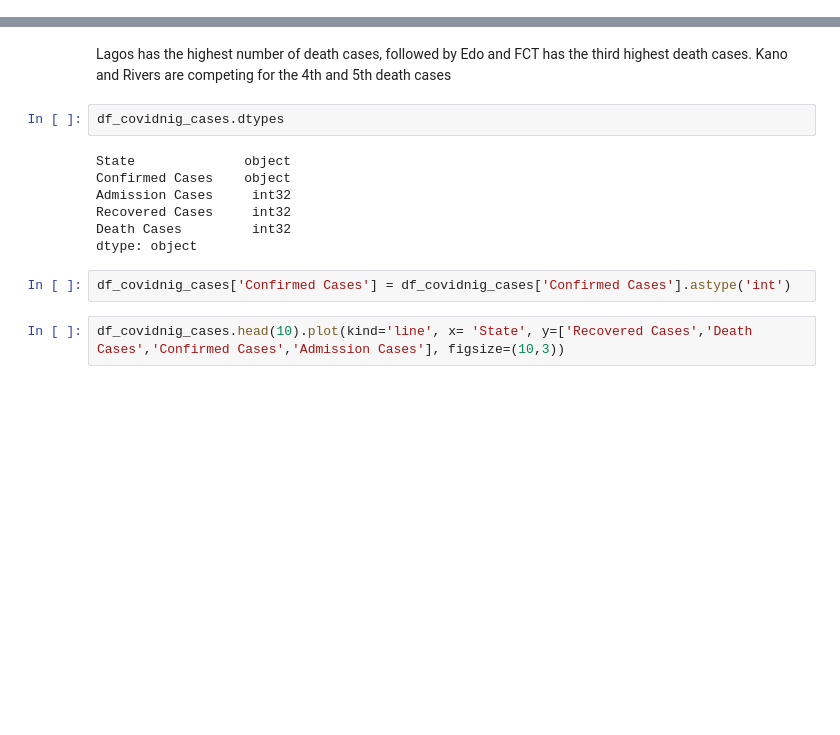
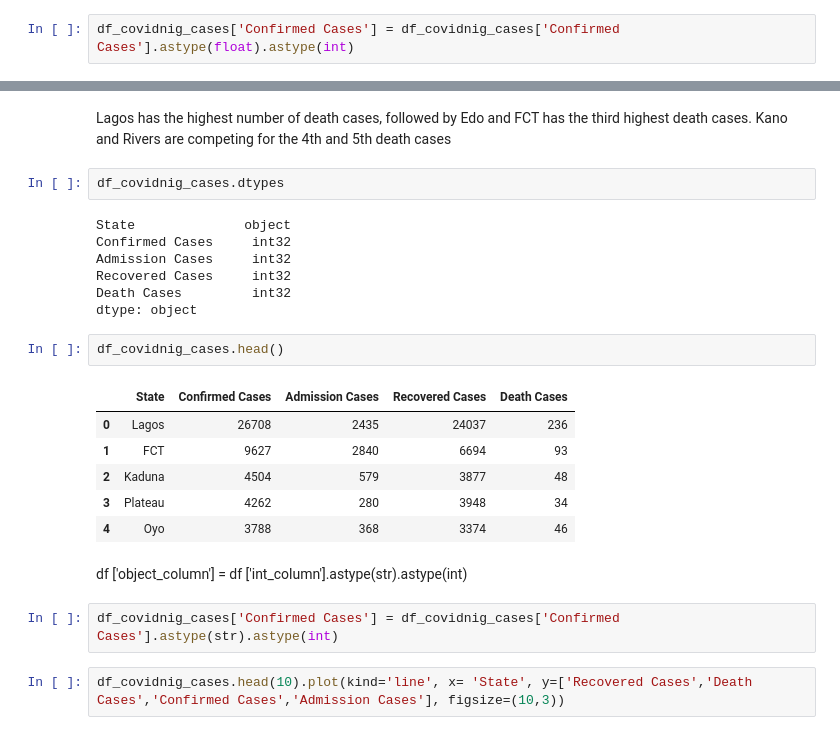
Before and after one commit to Obasteve/covid19dataanalysis, a Jupyter notebook: COVID19DATAANALYSIS.ipynb, the cells around one changed output, grey strips where cells are left out. Cells and saved outputs as stored; diff of their text form; blank space fills up the shorter version.

```diff
--- a/COVID19DATAANALYSIS.ipynb
+++ b/COVID19DATAANALYSIS.ipynb
@@ -206,6 +206,8 @@ df_covidnig_cases['Death Cases'] = df_covidnig_cases['Death Cases'].astype(str).
 df_covidnig_cases['Admission Cases'] = df_covidnig_cases['Admission Cases'].astype(str).astype(int)
 # %%
 df_covidnig_cases['Recovered Cases'] = df_covidnig_cases['Recovered Cases'].astype(str).astype(int)
+# %%
+df_covidnig_cases['Confirmed Cases'] = df_covidnig_cases['Confirmed Cases'].astype(float).astype(int)
 # %%
 df_covidnig_cases.dtypes
 # %% [output]
@@ -365,13 +371,24 @@ Lagos has the highest number of death cases, followed by Edo and FCT has the thi
 df_covidnig_cases.dtypes
 # %% [output]
 State              object
-Confirmed Cases    object
+Confirmed Cases     int32
 Admission Cases     int32
 Recovered Cases     int32
 Death Cases         int32
 dtype: object
+# %%
+df_covidnig_cases.head()
+# %% [output]
+|  | State | Confirmed Cases | Admission Cases | Recovered Cases | Death Cases |
+| 0 | Lagos | 26708 | 2435 | 24037 | 236 |
+| 1 | FCT | 9627 | 2840 | 6694 | 93 |
+| 2 | Kaduna | 4504 | 579 | 3877 | 48 |
+| 3 | Plateau | 4262 | 280 | 3948 | 34 |
+| 4 | Oyo | 3788 | 368 | 3374 | 46 |
+# %% [markdown]
+df ['object_column'] = df ['int_column'].astype(str).astype(int)
 # %%
-df_covidnig_cases['Confirmed Cases'] = df_covidnig_cases['Confirmed Cases'].astype('int')
+df_covidnig_cases['Confirmed Cases'] = df_covidnig_cases['Confirmed Cases'].astype(str).astype(int)
 # %%
 df_covidnig_cases.head(10).plot(kind='line', x= 'State', y=['Recovered Cases','Death Cases','Confirmed Cases','Admission Cases'], figsize=(10,3))
 # %% [output]
```
Also changed, not shown: parts of 18 cells of this notebook, 1 other file.
